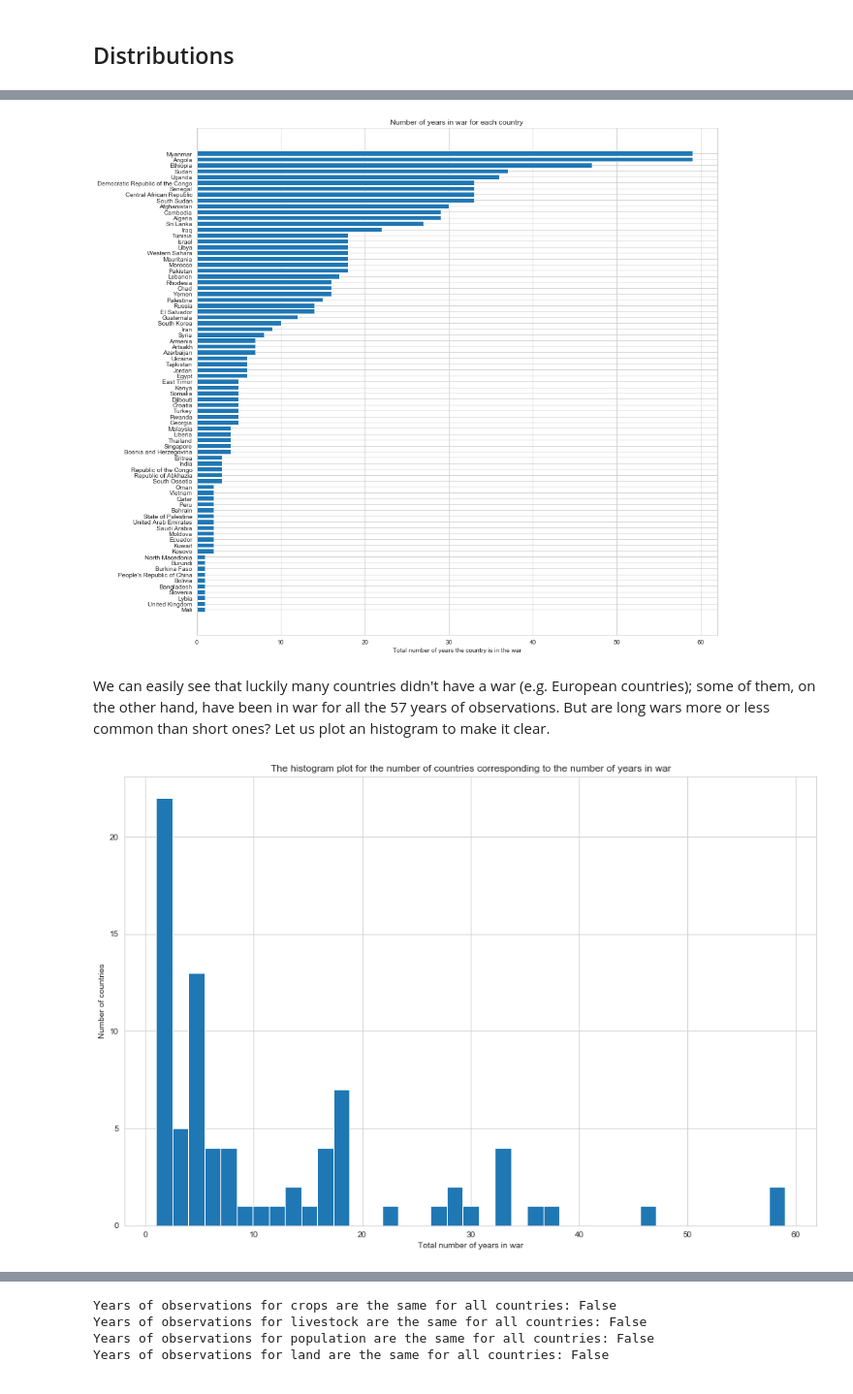
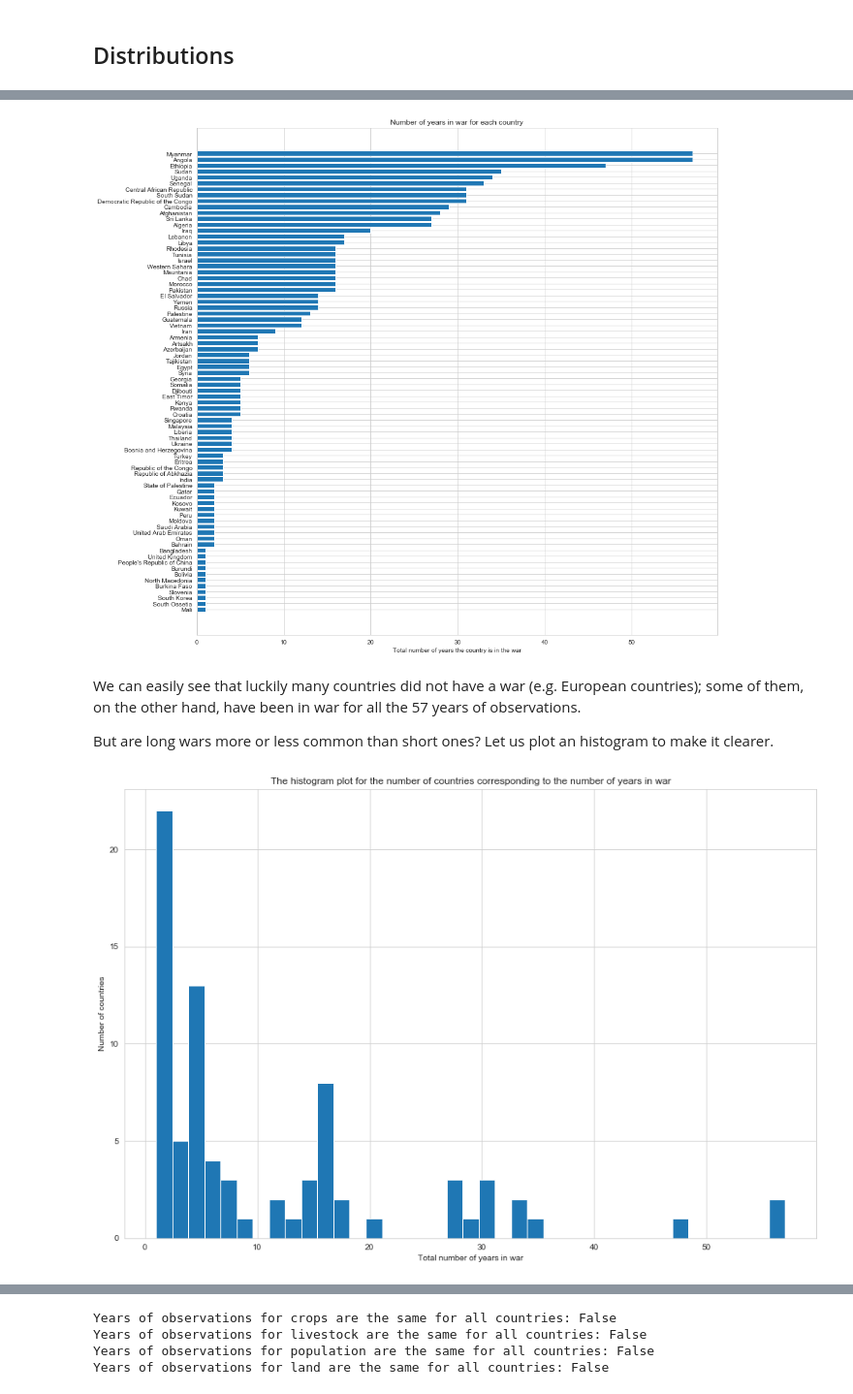
Before and after one commit to pull-fiction/make-crops-not-war, a Jupyter notebook: project.ipynb, the cells around one changed output, grey strips where cells are left out. Shown at 97% size. Drawn from its saved outputs; the diff is of its cells as text; code cells hidden in the pictures.

```diff
--- a/project.ipynb
+++ b/project.ipynb
@@ -197,4 +230,0 @@ We can see that 36 wars that have missing values: due to how the Wikidata query
-# %%
-from datetime import datetime
-
-renamed_wars_df.loc[renamed_wars_df['end_year'].isnull(), 'end_year'] = datetime.now().year
@@ -220,7 +280,7 @@ non_null_wars_df.loc[non_null_wars_df['name'] == 'Soviet–Afghan War', 'country
 non_null_wars_df.loc[non_null_wars_df['name'] == 'Cambodian Civil War', 'country'] = 'Cambodia'
 non_null_wars_df.loc[non_null_wars_df['name'] == 'First Congo War', 'country'] = 'Democratic Republic of the Congo'
 non_null_wars_df.loc[non_null_wars_df['name'] == 'Djiboutian Civil War', 'country'] = 'Djibouti'
-non_null_wars_df.loc[non_null_wars_df['name'] == 'Libyan–Egyptian War', 'country'] = 'Lybia,Egypt'
+non_null_wars_df.loc[non_null_wars_df['name'] == 'Libyan–Egyptian War', 'country'] = 'Libya,Egypt'
 non_null_wars_df.loc[non_null_wars_df['name'] == 'Paquisha War', 'country'] = 'Ecuador,Peru'
 non_null_wars_df.loc[non_null_wars_df['name'] == 'Sino-Vietnamese War', 'country'] = 'Vietnam'
 non_null_wars_df.loc[non_null_wars_df['name'] == '1982 Ethiopian–Somali Border War', 'country'] = 'Somalia'
@@ -247,6 +307,8 @@ non_null_wars_df.loc[non_null_wars_df['name'] == "Lord's Resistance Army insurge
 # Eplode entries with multiple locations
 non_null_wars_df['country'] = non_null_wars_df['country'].str.split(',')
 exploded_wars_df = non_null_wars_df.reset_index().explode('country').drop('index', axis=1)
+
+# Remove dangling spaces which are left
 stripped_wars_df = exploded_wars_df.copy()
 stripped_wars_df['country'] = exploded_wars_df['country'].str.strip()
 # %% [markdown]
@@ -273,0 +336,5 @@ final_wars_df = stripped_wars_df[stripped_wars_df['name'] != 'War on Terror']
+# %%
+final_wars_df = stripped_wars_df[(stripped_wars_df['name'] != 'War on Terror') & (stripped_wars_df['name'] != 'Iran–Israel proxy conflict')]
+
+print("Number of wars with missing country: " +
+      str(final_wars_df.loc[final_wars_df['country'].isnull(), 'name'].drop_duplicates().shape[0]))
@@ -379,30 +428,45 @@ Let us start with the **number of years in which a country had a war**.
 # %%
-country_wars_df = final_wars_df.groupby(['country', 'name', 'start_year', 'end_year']).count().reset_index()
+# Create a df that only contains the wars, the time ranges and the locations
+country_wars_df = final_wars_df[['country', 'name', 'start_year', 'end_year']].drop_duplicates()
 
-country_wars_df['range'] = country_wars_df.apply(
+# Create a new column, range, in which we have all the years in which a country had a war
+country_wars_df['years'] = country_wars_df.apply(
+    # Create a range from the first to the last year of war (we want the last year to be taken in account)
     lambda row: list(range(row['start_year'].year, row['end_year'].year + 1)),
     axis=1
 )
 
-unique_years_df = country_wars_df.explode('range')[['country', 'range']].drop_duplicates().reset_index().drop('index', axis=1)
+unique_years_df = (
+    country_wars_df
+        # Explode the years lists and take in consideration only country and years
+        .explode('years')[['country', 'years']]
+        # Remove overlapping years (which are duplicate (country, year) couples)
+        .drop_duplicates()
+        # Reset index after explode and drop newly created index column
+        .reset_index()
+        .drop('index', axis=1)
+)
 
-years_per_country = unique_years_df.groupby('country').count().sort_values(by='range').reset_index()
+# Group by country to count the number of years in war the country had and sort
+years_per_country = unique_years_df.groupby('country').count().sort_values(by='years').reset_index()
 
+# Finally plot
 plt.figure(figsize=(15,15))
 plt.grid(True)
-plt.barh(years_per_country['country'], years_per_country['range'])
+plt.barh(years_per_country['country'], years_per_country['years'])
 plt.title('Number of years in war for each country')
-plt.xlabel('Total number of years the country is in the war');
+_ = plt.xlabel('Total number of years the country is in the war')
 # %% [output]
-[figure, old version]
+[figure, new version]
 # %% [markdown]
-We can easily see that luckily many countries didn't have a war (e.g. European countries); some of them, on the other hand, have been in war for all the 57 years of observations.
-But are long wars more or less common than short ones? Let us plot an histogram to make it clear.
+We can easily see that luckily many countries did not have a war (e.g. European countries); some of them, on the other hand, have been in war for all the 57 years of observations.
+
+But are long wars more or less common than short ones? Let us plot an histogram to make it clearer.
 # %%
 f, ax = plt.subplots(figsize=(15,10))
-ax.hist(years_per_country['range'], bins=years_per_country.shape[0] // 2)
+ax.hist(years_per_country['years'], bins=years_per_country.shape[0] // 2)
 ax.set_title('The histogram plot for the number of countries corresponding to the number of years in war')
 ax.set_xlabel('Total number of years in war')
-ax.set_ylabel('Number of countries');
+_ = ax.set_ylabel('Number of countries')
 # %% [output]
-[figure, old version]
+[figure, new version]
```
Also changed, not shown: parts of 45 cells of this notebook, 9 other files.
